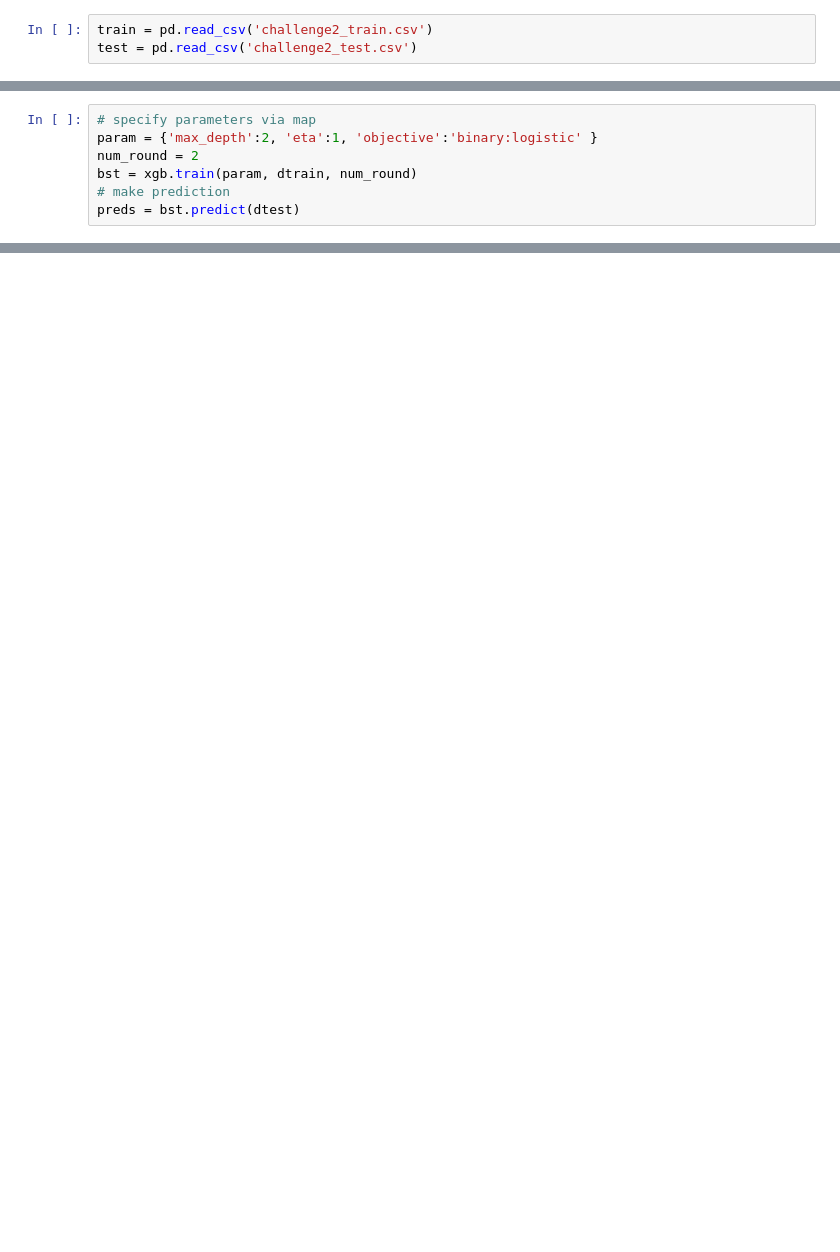
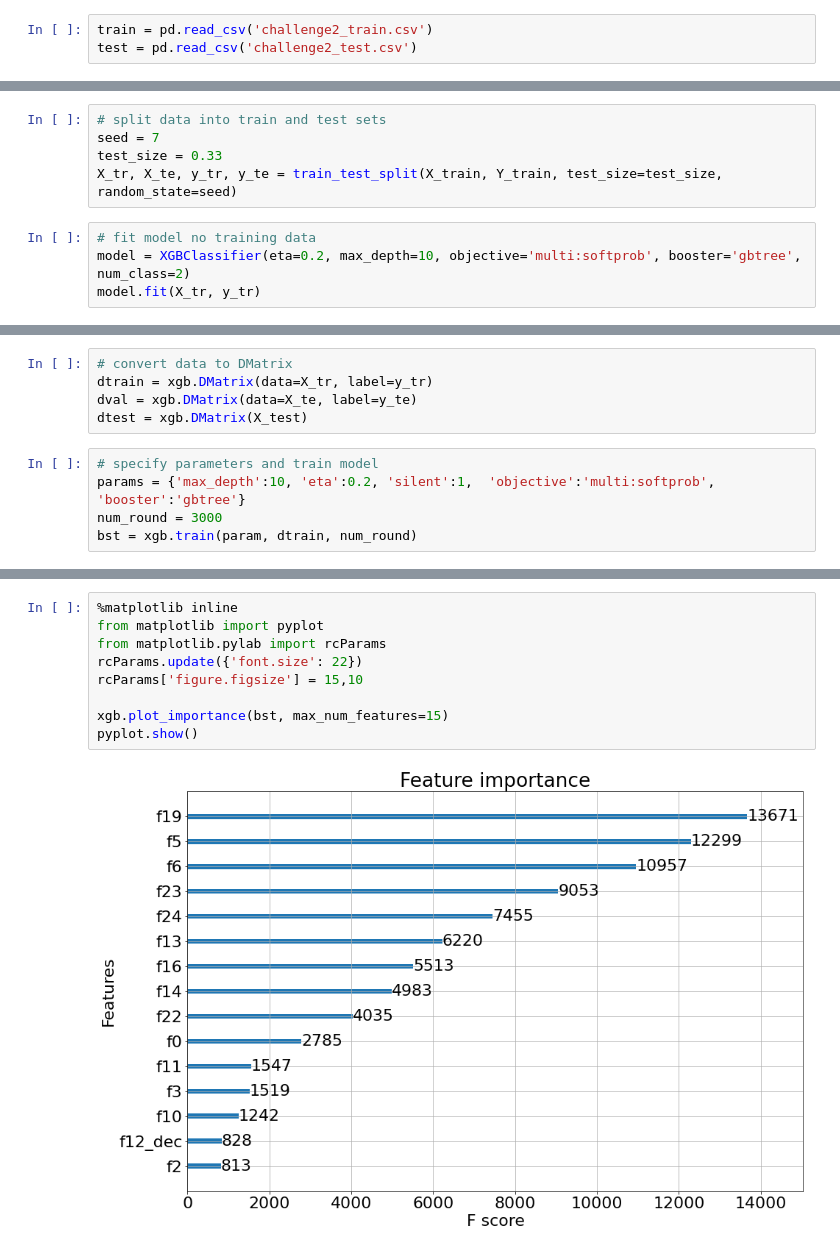
Before and after one commit to anjarfr/modern-ml, a Jupyter notebook: xgboost_demo.ipynb, the cells around one changed output, grey strips where cells are left out. Saved outputs shown, nothing was run; the diff lists cells and outputs as text; blank space fills up the shorter version.

Commit message:
Preliminary xbg model.

```diff
--- a/xgboost_demo.ipynb
+++ b/xgboost_demo.ipynb
@@ -40,0 +277,9 @@ dtest = xgb.DMatrix('challenge2_test.csv?format=csv')
+# %%
+# split data into train and test sets
+seed = 7
+test_size = 0.33
+X_tr, X_te, y_tr, y_te = train_test_split(X_train, Y_train, test_size=test_size, random_state=seed)
+# %%
+# fit model no training data
+model = XGBClassifier(eta=0.2, max_depth=10, objective='multi:softprob', booster='gbtree', num_class=2)
+model.fit(X_tr, y_tr)
@@ -41,7 +336,10 @@ dtest = xgb.DMatrix('challenge2_test.csv?format=csv')
+# %%
+# convert data to DMatrix
+dtrain = xgb.DMatrix(data=X_tr, label=y_tr)
+dval = xgb.DMatrix(data=X_te, label=y_te)
+dtest = xgb.DMatrix(X_test)
 # %%
-# specify parameters via map
-param = {'max_depth':2, 'eta':1, 'objective':'binary:logistic' }
-num_round = 2
+# specify parameters and train model
+params = {'max_depth':10, 'eta':0.2, 'silent':1,  'objective':'multi:softprob', 'booster':'gbtree'}
+num_round = 3000
 bst = xgb.train(param, dtrain, num_round)
-# make prediction
-preds = bst.predict(dtest)
@@ -54,0 +376,11 @@ ValueError: Classification metrics can't handle a mix of binary and continuous t
+# %%
+%matplotlib inline
+from matplotlib import pyplot
+from matplotlib.pylab import rcParams
+rcParams.update({'font.size': 22})
+rcParams['figure.figsize'] = 15,10
+
+xgb.plot_importance(bst, max_num_features=15)
+pyplot.show()
+# %% [output]
+[figure, added]
```
Also changed, not shown: parts of 57 cells of this notebook, 5 other files.
